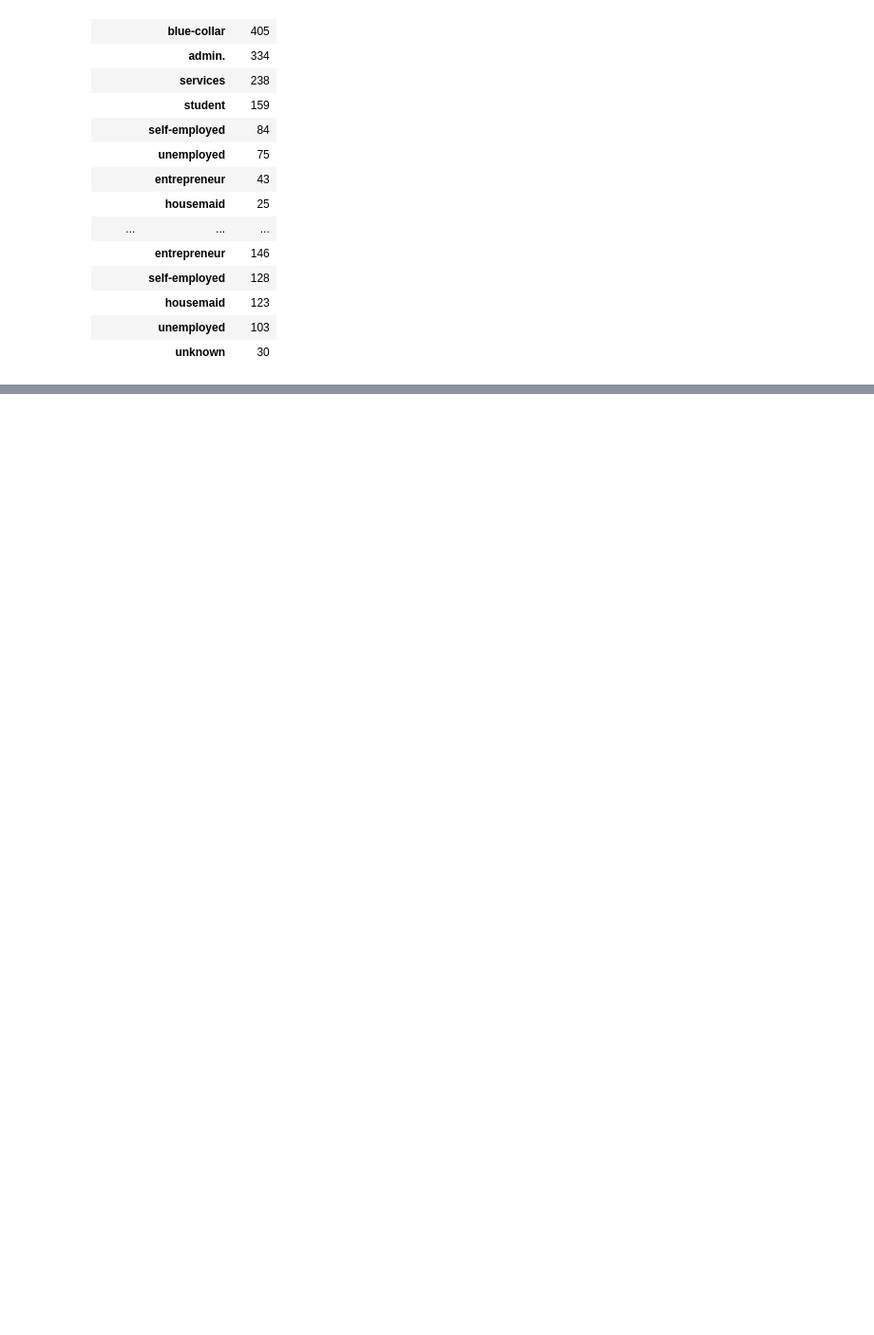
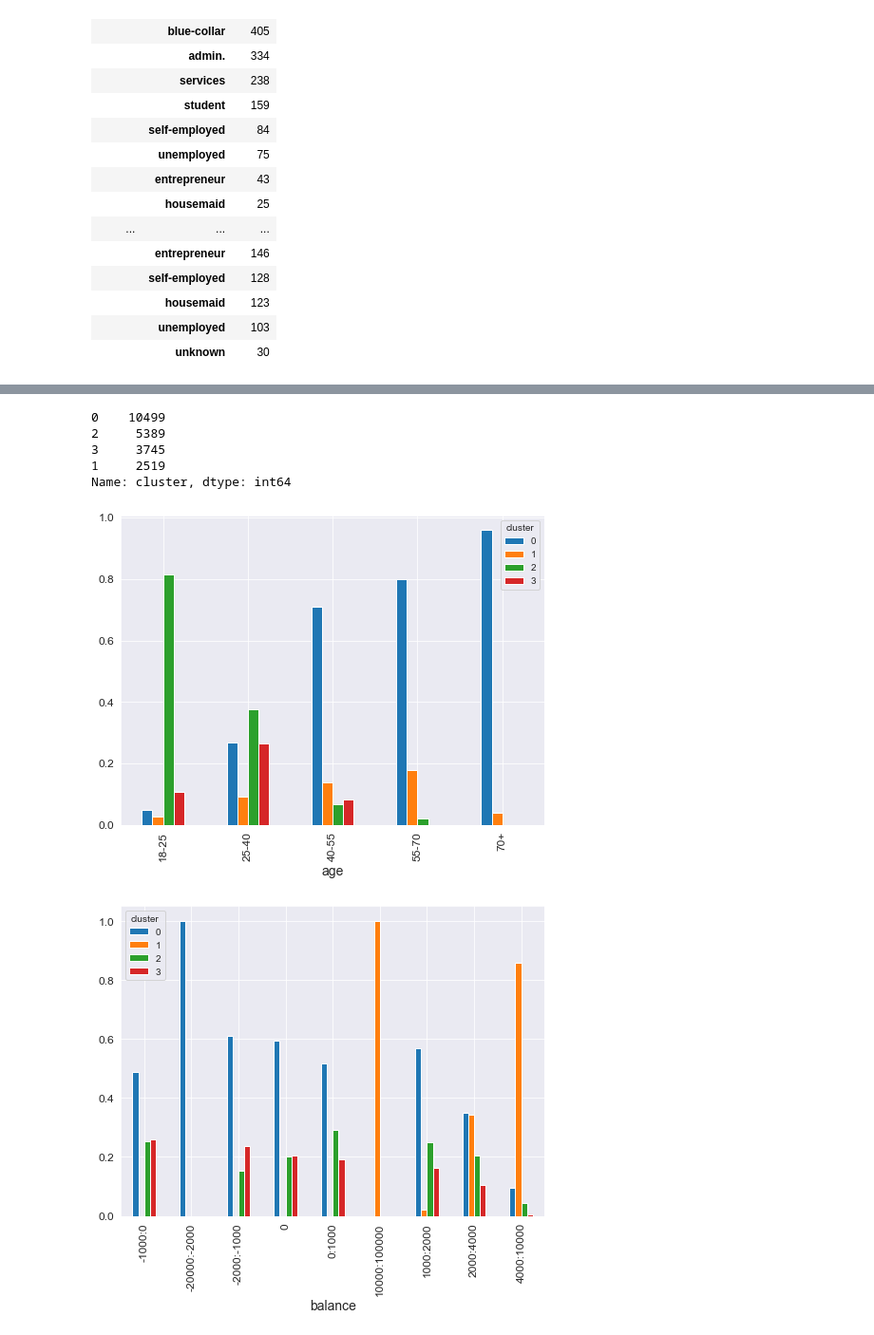
Before and after one commit to MajshiJD/ML_proj2, a Jupyter notebook: models/Agglomerative_clustering.ipynb, the cells around one changed output, grey strips where cells are left out. Shown at 95% size. Drawn from its saved outputs; the diff is of its cells as text; code cells hidden in the pictures; blank space fills up the shorter version.

```diff
--- a/models/Agglomerative_clustering.ipynb
+++ b/models/Agglomerative_clustering.ipynb
@@ -552,0 +584,35 @@ Nie obserwujemy istotnej różnicy - otrzymaliśmy podobne parametry dla zdefini
+# %%
+clusters = AgglomerativeClustering(n_clusters=4, linkage='ward').fit_predict(df_wo_PCA)
+row_data = pd.read_csv("../data/train.csv")
+res_df2 = row_data.join(pd.DataFrame({'cluster':clusters}))
+# %%
+res_df2['age'] = res_df2['age'].apply(lambda x: age_group(x))
+res_df2['balance'] = res_df2['balance'].apply(lambda x: balance_group(x))
+# %%
+# liczności klastrów
+res_df2.cluster.value_counts()
+# %% [output]
+0    10499
+2     5389
+3     3745
+1     2519
+Name: cluster, dtype: int64
+# %%
+def draw_bar_plots_per(data):
+    # funkcja przedstawiająca procentowy udział obserwacji pogrupowanych w klastry dla wybranych zmiennych
+
+    clusters = data.cluster
+    columns = ['age', 'balance', 'job', 'education', 'marital', 'default', 'housing', 'loan']
+
+    for column in columns:
+        plt.figure(figsize=(8, 6))
+        ax = plt.gca()
+        counts = data.groupby([column, clusters]).size().unstack()
+        proportions = counts.apply(lambda x: x / x.sum(), axis=1)
+        proportions.plot(kind='bar', ax=ax)
+        plt.show()
+# %%
+draw_bar_plots_per(res_df2)
+# %% [output]
+[figure, added]
+[figure, added]
```
Also changed, not shown: parts of 25 cells of this notebook.
